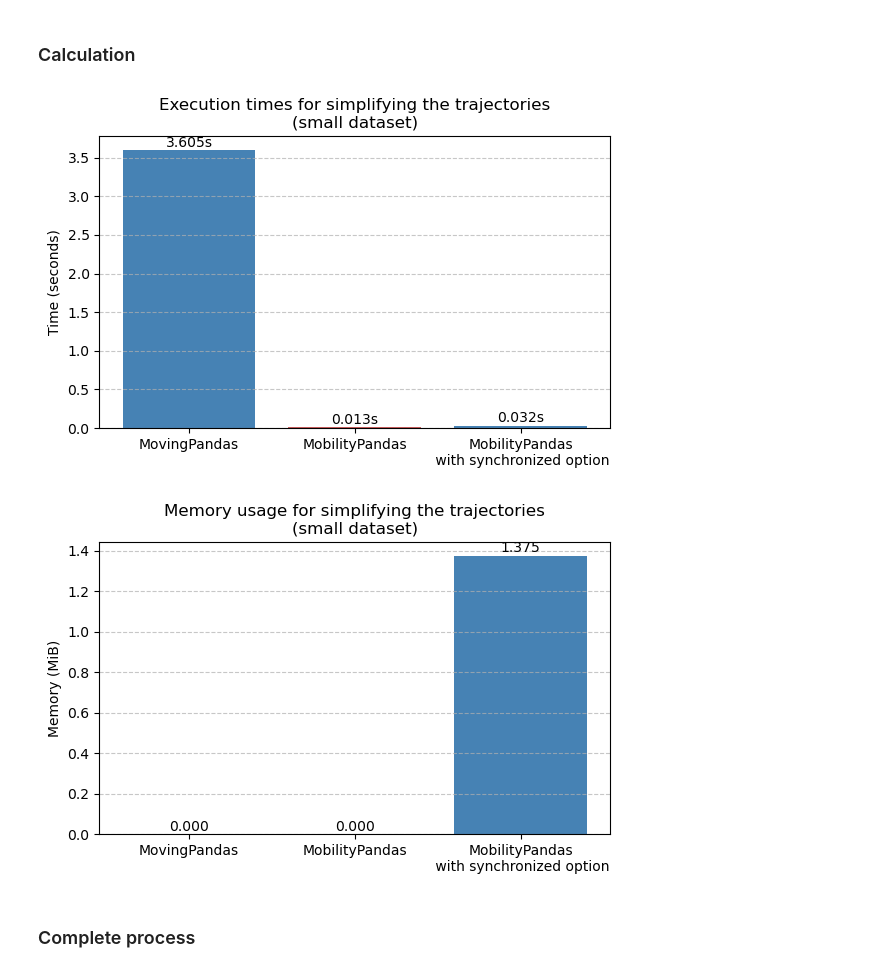
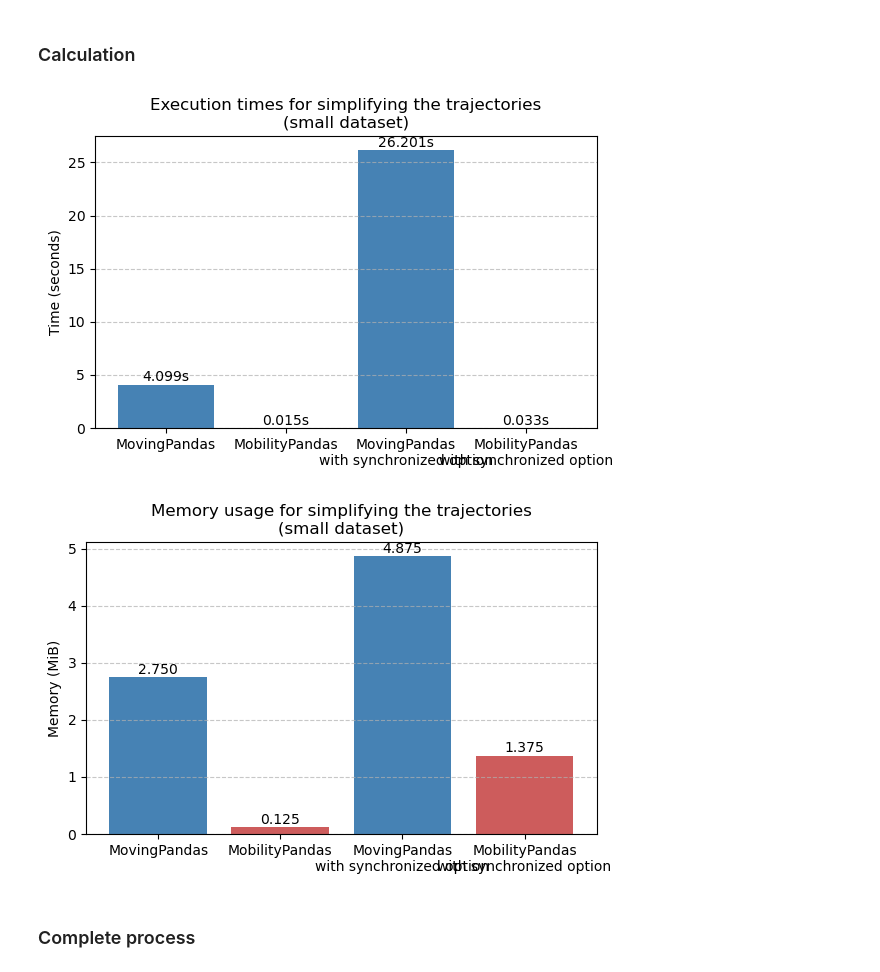
Before and after one commit to SophiedeVirieu/MobilityPandas, a Jupyter notebook: tutorials/benchmark/simplify_dp.ipynb, the cells around one changed output. Cells and saved outputs as stored; diff of their text form; code cells hidden in the pictures.

```diff
--- a/tutorials/benchmark/simplify_dp.ipynb
+++ b/tutorials/benchmark/simplify_dp.ipynb
@@ -291,36 +306,36 @@ plt.show()
 # %% [markdown]
 ### Calculation
 # %%
-timesCa = [results['simplify_without'][0], results['simplify_with'][0], results['simplify_sync'][0]]
-memCa = [results['simplify_without'][1], results['simplify_with'][1], results['simplify_sync'][1]]
-libsCa = ['MovingPandas', 'MobilityPandas', 'MobilityPandas\n with synchronized option']
+timesCa = [results['simplify_without'][0], results['simplify_with'][0], results['simplify_sync_mpd'][0], results['simplify_sync'][0]]
+memCa = [results['simplify_without'][1], results['simplify_with'][1], results['simplify_sync_mpd'][1], results['simplify_sync'][1]]
+libsCa = ['MovingPandas', 'MobilityPandas', 'MovingPandas\nwith synchronized option', 'MobilityPandas\nwith synchronized option']
 
 plt.figure(figsize=(6, 4))
 bars = plt.bar(libsCa, timesCa, color=['steelblue', 'indianred'])
 for bar in bars:
     yval = bar.get_height()
     plt.text(bar.get_x() + bar.get_width()/2, yval + 0.002, f"{yval:.3f}s", ha='center', va='bottom')
 
 plt.title(f"Execution times for simplifying the trajectories\n({chosen_size} dataset)")
 plt.ylabel("Time (seconds)")
 plt.grid(axis='y', linestyle='--', alpha=0.7)
 plt.tight_layout()
 plt.show()
 
 plt.figure(figsize=(6, 4))
 bars = plt.bar(libsCa, memCa, color=['steelblue', 'indianred'])
 for bar in bars:
     yval = bar.get_height()
     plt.text(bar.get_x() + bar.get_width()/2, yval + 0.002, f"{yval:.3f}", ha='center', va='bottom')
 
 plt.title(f"Memory usage for simplifying the trajectories\n({chosen_size} dataset)")
 plt.ylabel("Memory (MiB)")
 plt.grid(axis='y', linestyle='--', alpha=0.7)
 plt.tight_layout()
 plt.show()
 # %% [output]
-[figure, old version]
+[figure, new version]
-[figure, old version]
+[figure, new version]
 # %% [markdown]
 ### Complete process
 # %%
```
Also changed, not shown: parts of 14 cells of this notebook.
